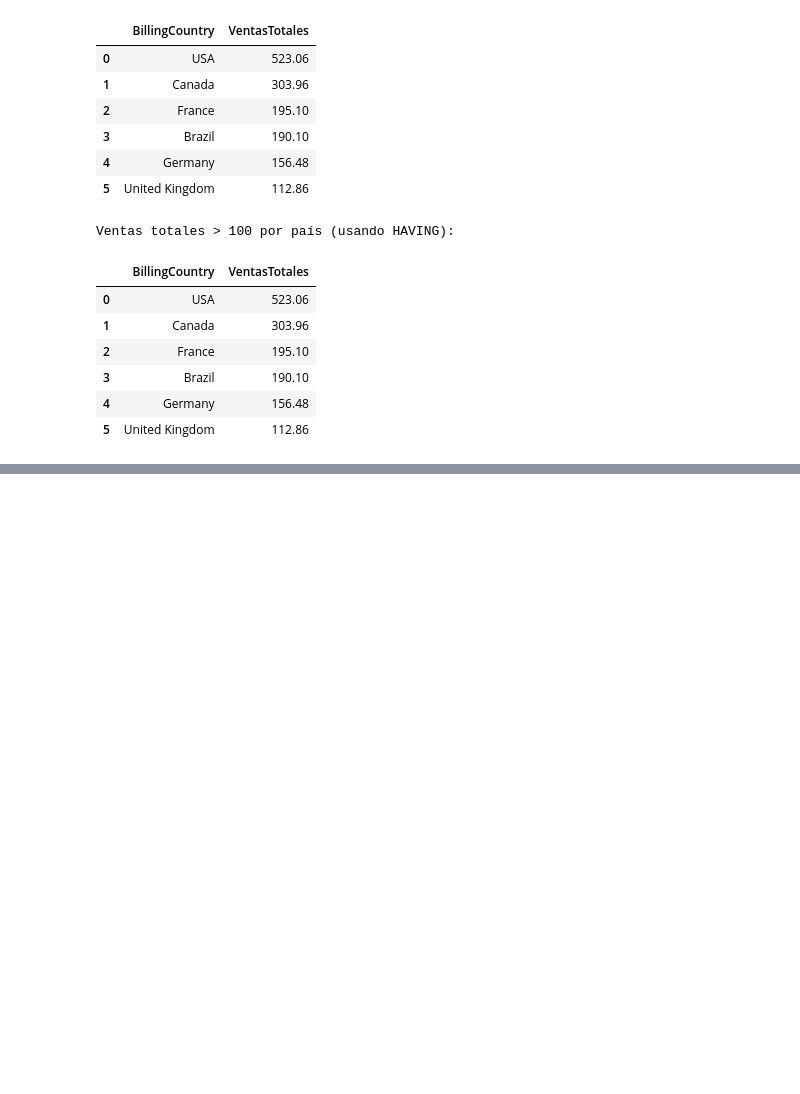
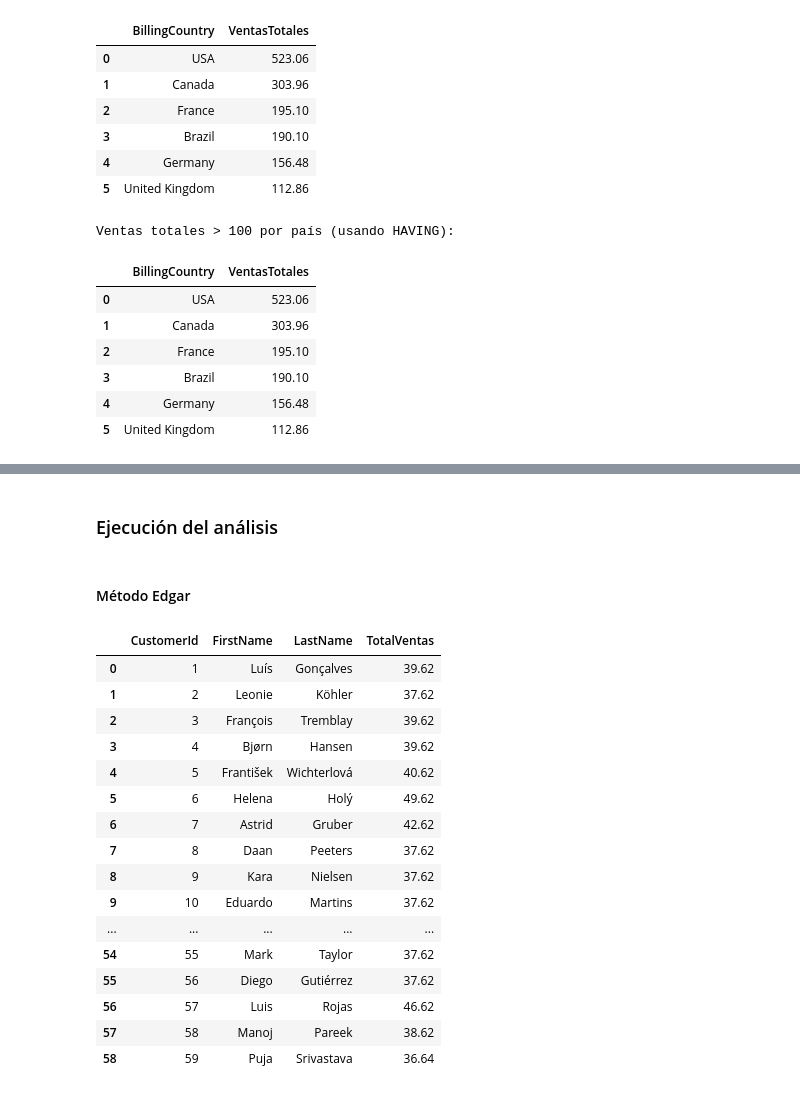
Before and after one commit to iair/mitic-data-science-team-1-septiembre-2024, a Jupyter notebook: mitic-data-science-team-1-septiembre-2024/advance-machine-learning/clases/clase 6 - SQL.ipynb, the cells around one changed output, grey strips where cells are left out. Drawn from its saved outputs; the diff is of its cells as text; code cells hidden in the pictures; blank space fills up the shorter version.

```diff
--- a/mitic-data-science-team-1-septiembre-2024/advance-machine-learning/clases/clase 6 - SQL.ipynb
+++ b/mitic-data-science-team-1-septiembre-2024/advance-machine-learning/clases/clase 6 - SQL.ipynb
@@ -509,0 +575,32 @@ Ventas totales > 100 por país (usando HAVING):
+# %% [markdown]
+### Ejecución del análisis
+# %% [markdown]
+#### Método Edgar
+# %%
+query = """
+SELECT 	CustomerId,
+FirstName,
+LastName,
+COALESCE(NULL,(SELECT SUM(i.Total) FROM Invoice i WHERE i.CustomerId=c.CustomerId)) as TotalVentas
+FROM Customer c
+"""
+df_sales_by_country = pd.read_sql(query, con=engine)
+display(df_sales_by_country)
+# %% [output]
+|  | CustomerId | FirstName | LastName | TotalVentas |
+| 0 | 1 | Luís | Gonçalves | 39.62 |
+| 1 | 2 | Leonie | Köhler | 37.62 |
+| 2 | 3 | François | Tremblay | 39.62 |
+| 3 | 4 | Bjørn | Hansen | 39.62 |
+| 4 | 5 | František | Wichterlová | 40.62 |
+| 5 | 6 | Helena | Holý | 49.62 |
+| 6 | 7 | Astrid | Gruber | 42.62 |
+| 7 | 8 | Daan | Peeters | 37.62 |
+| 8 | 9 | Kara | Nielsen | 37.62 |
+| 9 | 10 | Eduardo | Martins | 37.62 |
+| ... | ... | ... | ... | ... |
+| 54 | 55 | Mark | Taylor | 37.62 |
+| 55 | 56 | Diego | Gutiérrez | 37.62 |
+| 56 | 57 | Luis | Rojas | 46.62 |
+| 57 | 58 | Manoj | Pareek | 38.62 |
+| 58 | 59 | Puja | Srivastava | 36.64 |
```
Also changed, not shown: parts of 12 cells of this notebook, 1 other file.
